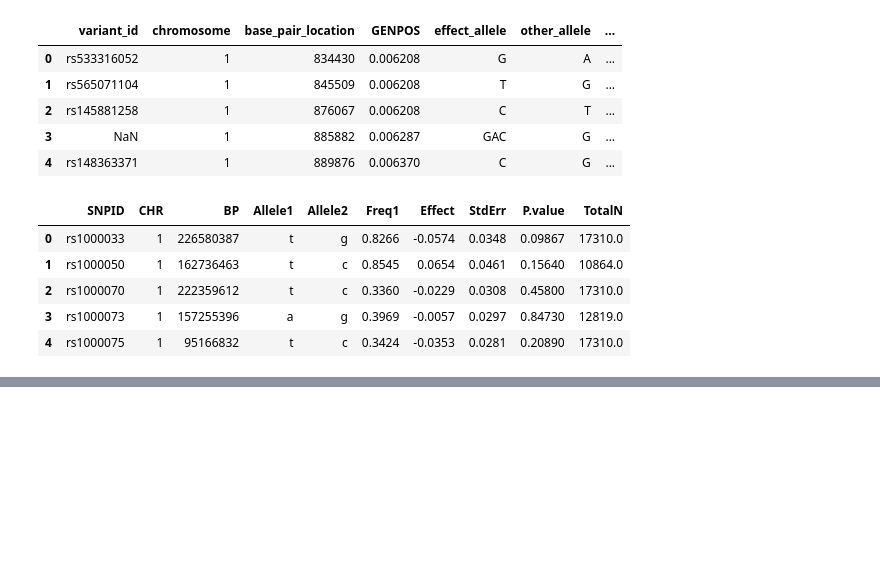
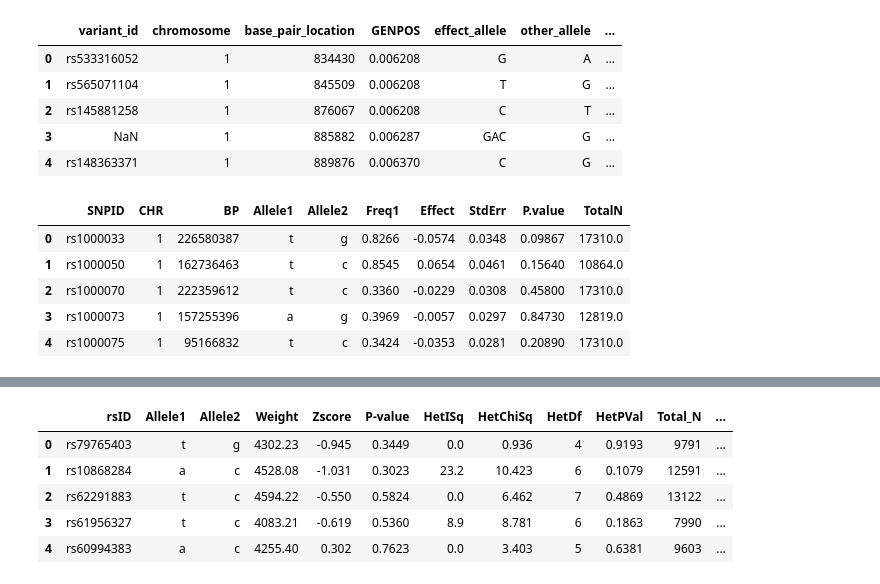
Before and after one commit to Aje026/Genetic-Overlap-in-Female-Biased-Disorders, a Jupyter notebook: GWAS_summary_statistics.ipynb, the cells around one changed output, grey strips where cells are left out. Saved outputs shown, nothing was run; the diff lists cells and outputs as text; code cells hidden in the pictures; blank space fills up the shorter version.

```diff
--- a/GWAS_summary_statistics.ipynb
+++ b/GWAS_summary_statistics.ipynb
@@ -370,19 +360,17 @@ ocd_df = ocd_df[['SNP', 'P']]
 ocd_df = ocd_df.rename(columns={'SNP':'rs_id', 'P':'p_value'})
 psych_dfs.append(ocd_df)
 # %%
-od_1 = pd.read_table('opi.DEPvEXP_EUR.noAF.tbl')
-od_2 = pd.read_table('opi.DEPvUNX_EUR.noAF.tbl')
-od_3 = pd.read_table('opi.EXPvUNX_EUR.noAF.tbl')
-# od_1 = od_1[['rsID', 'P-value']]
-# od_2 = od_2[['rsID', 'P-value']]
-# od_3 = od_3[['rsID', 'P-value']]
 
-od_list =[od_1, od_2, od_3]
+od_df = pd.read_table('opi.DEPvUNX_EUR.noAF.tbl')
 # %%
-od_df = pd.concat(od_list)
-# od_df = od_df[['rsID', 'P-value']]
-# od_df = od_df.rename(columns={'rsID':'rs_id', 'P-value':'p_value'})
-# psych_dfs.append(od_df)
+od_df.head()
+# %% [output]
+|  | rsID | Allele1 | Allele2 | Weight | Zscore | P-value | HetISq | HetChiSq | HetDf | HetPVal | Total_N | ... |
+| 0 | rs79765403 | t | g | 4302.23 | -0.945 | 0.3449 | 0.0 | 0.936 | 4 | 0.9193 | 9791 | ... |
+| 1 | rs10868284 | a | c | 4528.08 | -1.031 | 0.3023 | 23.2 | 10.423 | 6 | 0.1079 | 12591 | ... |
+| 2 | rs62291883 | t | c | 4594.22 | -0.550 | 0.5824 | 0.0 | 6.462 | 7 | 0.4869 | 13122 | ... |
+| 3 | rs61956327 | t | c | 4083.21 | -0.619 | 0.5360 | 8.9 | 8.781 | 6 | 0.1863 | 7990 | ... |
+| 4 | rs60994383 | a | c | 4255.40 | 0.302 | 0.7623 | 0.0 | 3.403 | 5 | 0.6381 | 9603 | ... |
 # %%
 od_df.to_csv('opium_dependence.txt', sep='\t', index=False)
 # %%
```
Also changed, not shown: parts of 4 cells of this notebook, 1 other file.
